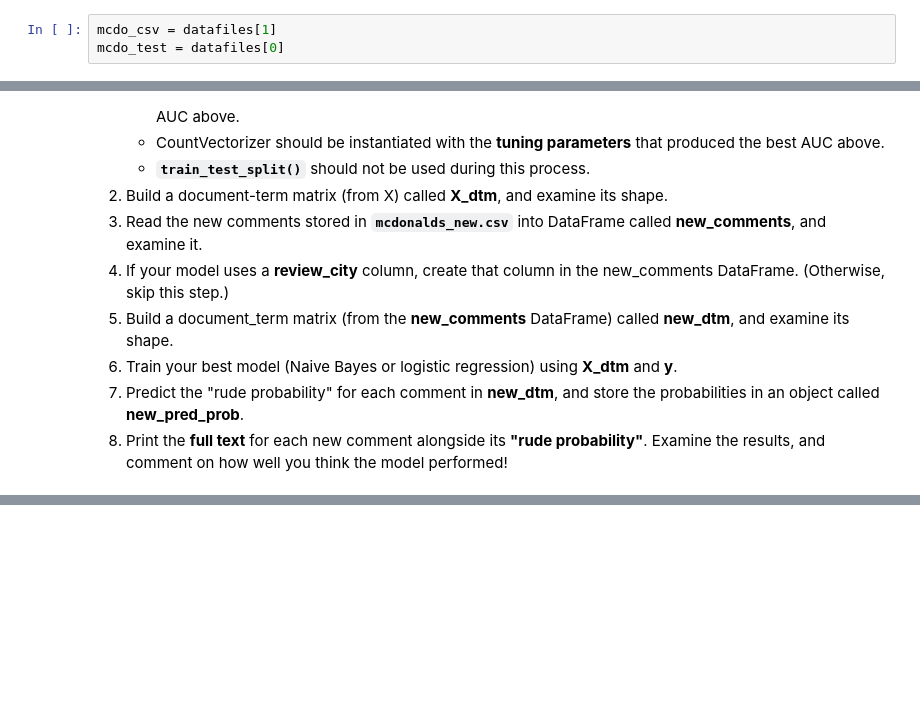
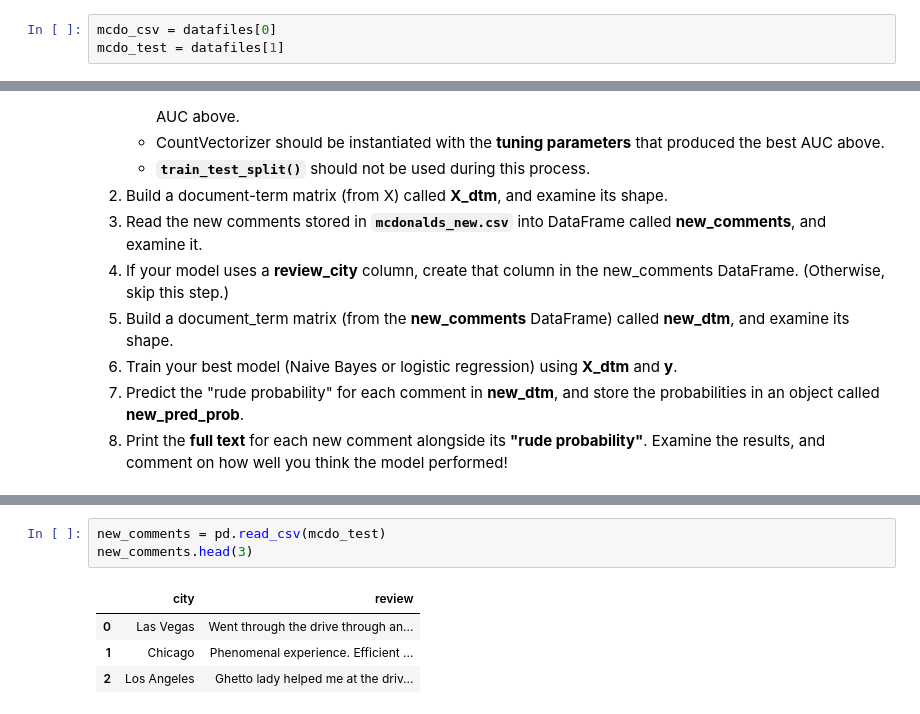
Before and after one commit to ndanielsen/mltext, a Jupyter notebook: hw/02_mcdonalds_homework.ipynb, the cells around one changed output, grey strips where cells are left out. Saved outputs shown, nothing was run; the diff lists cells and outputs as text; blank space fills up the shorter version.

```diff
--- a/hw/02_mcdonalds_homework.ipynb
+++ b/hw/02_mcdonalds_homework.ipynb
@@ -16,6 +16,6 @@ datafiles
 # %%
-mcdo_csv = datafiles[1]
-mcdo_test = datafiles[0]
+mcdo_csv = datafiles[0]
+mcdo_test = datafiles[1]
 # %% [markdown]
 ## Imaginary problem statement
 
@@ -210,0 +451,8 @@ New comments have been submitted to the McDonald's website, and you need to **sc
+# %%
+new_comments = pd.read_csv(mcdo_test)
+new_comments.head(3)
+# %% [output]
+|  | city | review |
+| 0 | Las Vegas | Went through the drive through an... |
+| 1 | Chicago | Phenomenal experience. Efficient ... |
+| 2 | Los Angeles | Ghetto lady helped me at the driv... |
```
Also changed, not shown: parts of 40 cells of this notebook, 5 other files.
